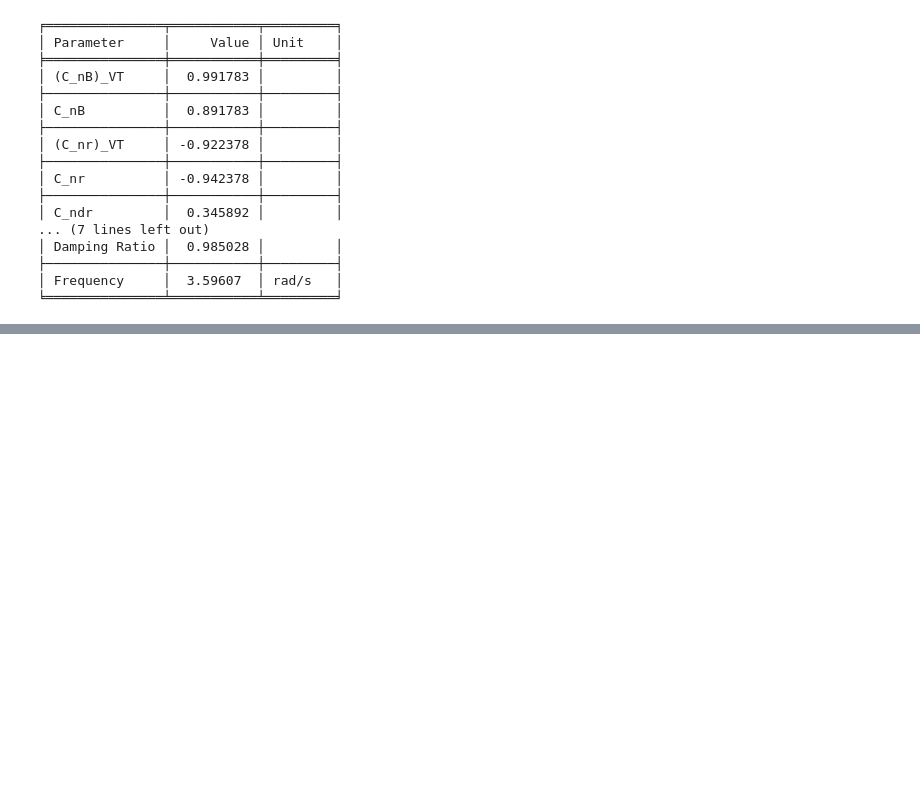
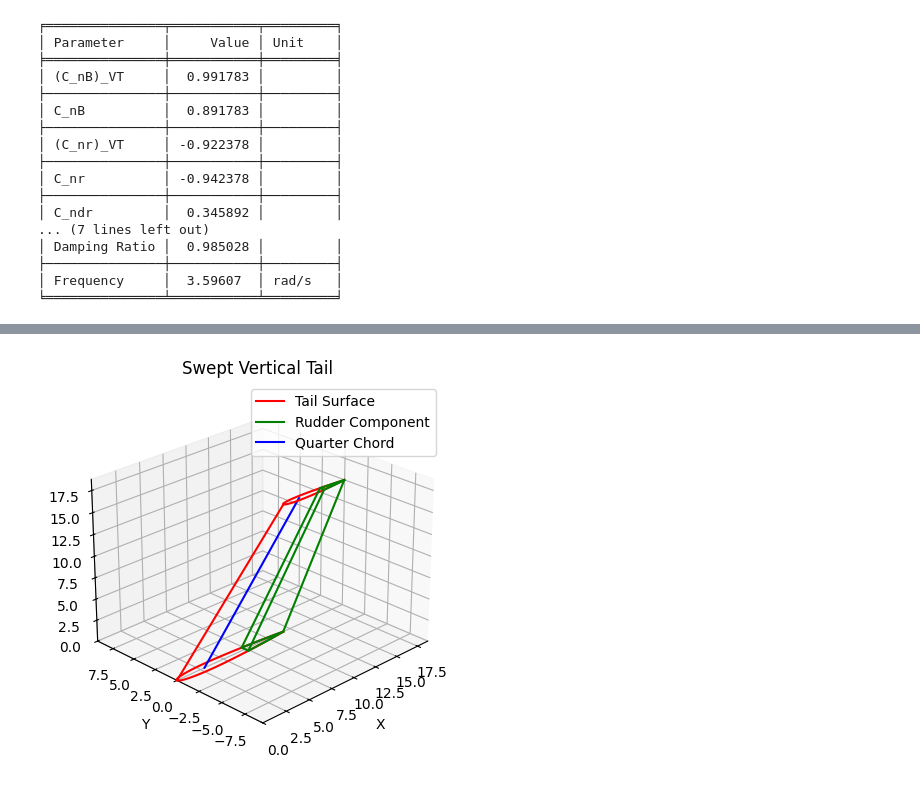
Before and after one commit to kavourbm/Flight-Mechanics, a Jupyter notebook: Midterm Project.ipynb, the cells around one changed output, grey strips where cells are left out. Drawn from its saved outputs; the diff is of its cells as text; code cells hidden in the pictures; blank space fills up the shorter version.

```diff
--- a/Midterm Project.ipynb
+++ b/Midterm Project.ipynb
@@ -159,0 +315,35 @@ print(tb(ans,headers='firstrow',tablefmt='fancy_grid'))
+# %%
+fig2 = plt.figure()
+ax2 = fig2.add_subplot(projection='3d')
+
+ax2.plot3D(airfoil_x_r, airfoil_y_r, np.zeros(len(airfoil_x_r)), 'red')
+
+ax2.plot3D(rudder_x_r, rudder_y_r, np.zeros(len(rudder_x_r)), 'green')
+
+ax2.plot3D([qrootchord,posdiff+qtipchord],[0,0],[0,b_T],'blue')
+
+ax2.plot3D(airfoil_x_t+posdiff, airfoil_y_t, np.zeros(len(airfoil_x_t))+b_T, 'red')
+
+ax2.plot3D(LEs[0],LEs[1],LEs[2],'red')
+
+ax2.plot3D(rudder_x_t+posdiff, rudder_y_t, np.zeros(len(rudder_x_t))+b_T, 'green')
+ax2.plot3D(TEs[0],TEs[1],TEs[2],'green')
+ax2.plot3D(ruddersedge1[0],ruddersedge1[1],ruddersedge1[2],'green')
+ax2.plot3D(ruddersedge2[0],ruddersedge2[1],ruddersedge2[2],'green')
+
+ax2.set_title('Swept Vertical Tail')
+
+ax2.set_xlim(0,2*chord)
+ax2.set_ylim(-chord,chord)
+ax2.set_zlim(0,2*chord)
+
+ax2.set_xlabel('X')
+ax2.set_ylabel('Y')
+
+ax2.legend(['Tail Surface','Rudder Component','Quarter Chord'])
+
+ax2.view_init(elev=25, azim=-135)
+
+plt.show()
+# %% [output]
+[figure, added]
```
Also changed, not shown: parts of 6 cells of this notebook.
